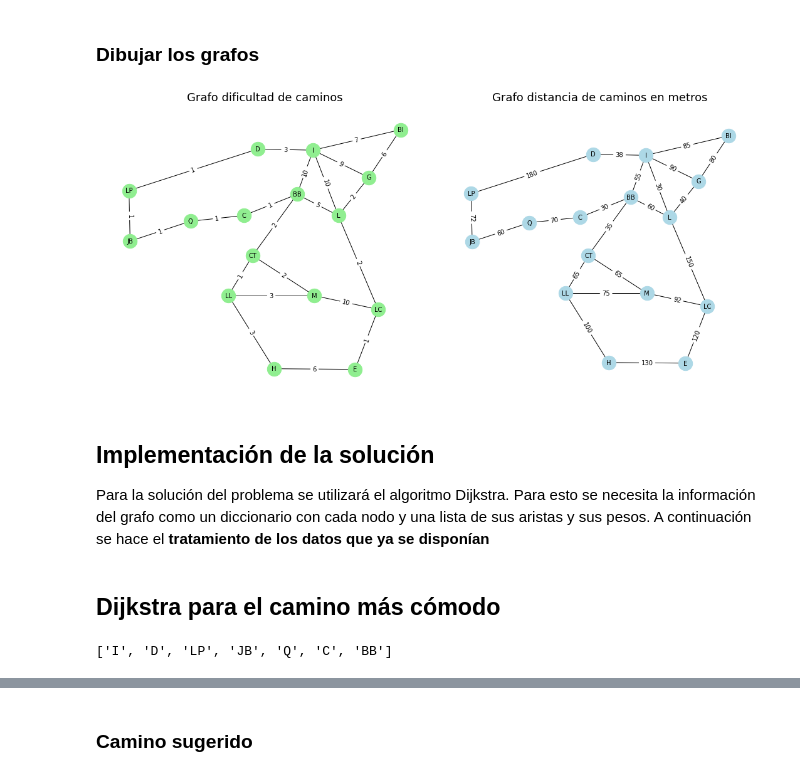
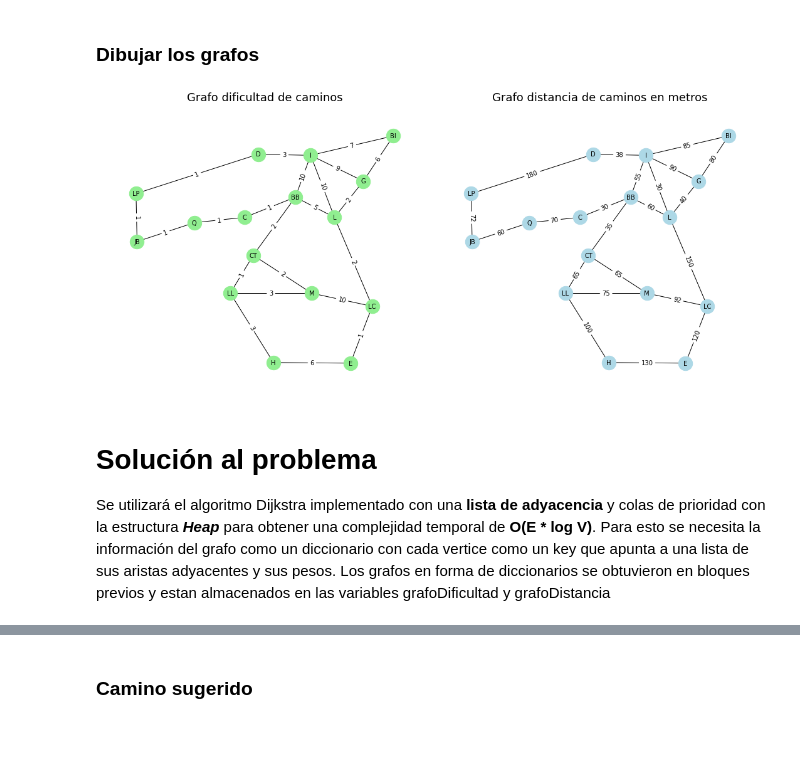
Before and after one commit to PaulaUzca/MovilidadInclusiva, a Jupyter notebook: Proyecto grafos/Proyecto grafos.ipynb, the cells around one changed output, grey strips where cells are left out. Saved outputs shown, nothing was run; the diff lists cells and outputs as text; code cells hidden in the pictures; blank space fills up the shorter version.

Commit message:
dibujar grafos caminos mas cortos

```diff
--- a/Proyecto grafos/Proyecto grafos.ipynb
+++ b/Proyecto grafos/Proyecto grafos.ipynb
@@ -127,50 +127,55 @@ BI [('G', 80), ('I', 85)]
 # %% [markdown]
 <h3>Dibujar los grafos</h3>
 # %%
-plt.subplots(nrows=1, ncols=2, figsize=(15, 7)) # Crea una figura con dos columnas
-ax = plt.gca() # los ejes
-ax.margins(0.08)
+# Metodo para dibujar grafos
+# A : grafo de networkx, titulo : titulo del grafo, labelsName = nombre del atributo de A de los labels que se van a mostrar
+# nodecolor : color de los nodos, saveimg : True si desea guardar la imagen, filename = nombre del archivo donde se guardaria
+# edgescolored : True si las aristas tienen un color especial,  edgeswith: grosor de las aristas
+# positions: lista con las posiciones de los nodos
+def dibujarGrafo(A, titulo = "Grafo", labelsName = "weight",
+                nodecolor = 'lightgreen', saveimg = False, filename = "",
+                edgescolored = False, edgeswidth = 1, positions = pos):
+    ax = plt.gca() # los ejes
+    ax.margins(0.08)
+    plt.axis("off") # Oculta los ejes
+
+    plt.title(titulo, fontsize=18)
+
+
+    labels = nx.get_edge_attributes(A,labelsName)
+     #Nodos
+    nx.draw_networkx_nodes(A, positions, node_size=500, node_color=nodecolor)
+    nx.draw_networkx_labels(A, positions, font_size=10, font_family="sans-serif")
+
+    # Edges
+    # Colores a cada arista
+    if edgescolored:
+        colors = nx.get_edge_attributes(A,'color').values()
+        nx.draw_networkx_edges(A, positions, edge_color=colors,  width=edgeswidth, min_source_margin=1)
+    else:
+        nx.draw_networkx_edges(A, positions,  width=edgeswidth, min_source_margin=1)
+
+    nx.draw_networkx_edge_labels(A, positions, labels)
+
+    if saveimg:
+        plt.savefig('assets/'+filename)
+
 
 # Dibujar grafo dificultad
+plt.subplots(nrows=1, ncols=2, figsize=(15, 7)) # Crea una figura con dos columnas
 plt.subplot(121) # Añadir un plot a la figura
-plt.title('Grafo dificultad de caminos', fontsize=18)
-plt.axis("off") # Oculta los ejes
-
-#pos = nx.spring_layout(G, seed=9, k = 20 ) # Genera posiciones random para los nodos
-nx.draw_networkx_nodes(G, pos, node_size=500, node_color="lightgreen")
-nx.draw_networkx_labels(G, pos, font_size=10, font_family="sans-serif")
-
-# Edges
-nx.draw_networkx_edges(G, pos, width=1, min_source_margin=1)
-labels = nx.get_edge_attributes(G,'weight')
-nx.draw_networkx_edge_labels(G, pos, labels)
-#plt.savefig('assets/GrafodificultadCamino.png')
+dibujarGrafo(G, 'Grafo dificultad de caminos', filename = 'GrafodificultadCamino.png')
 
 # Dibujar grafo distancias
 plt.subplot(122)
-plt.title('Grafo distancia de caminos en metros', fontsize=18)
-plt.axis("off")
-#Nodos
-#pos = nx.spring_layout(D, seed=9, k = 20 )
-nx.draw_networkx_nodes(D, pos, node_size=500, node_color="lightblue")
-nx.draw_networkx_labels(D, pos, font_size=10, font_family="sans-serif")
-
-#Edges
-nx.draw_networkx_edges(D, pos, width=1, min_source_margin=1 )
-labels = nx.get_edge_attributes(D,'weight')
-nx.draw_networkx_edge_labels(D, pos, labels)
-#plt.savefig('assets/GrafodistanciaCamino.png')
+dibujarGrafo(D, 'Grafo distancia de caminos en metros', nodecolor='lightblue', filename='GrafodistanciaCamino.png' )
 
 plt.tight_layout()
 plt.show()
 # %% [output]
-[figure, old version]
+[figure, new version]
 # %% [markdown]
-<h2>Implementación de la solución</h2>
-Para la solución del problema se utilizará el algoritmo Dijkstra. Para esto se necesita la información del grafo como un diccionario con cada nodo y una lista de sus aristas y sus pesos. A continuación se hace el <b>tratamiento de los datos<b> que ya se disponían
+<h1>Solución al problema</h1>
+
+Se utilizará el algoritmo Dijkstra implementado con una <b>lista de adyacencia</b> y colas de prioridad con la estructura <b><i>Heap</i></b> para obtener una complejidad temporal de <b>O(E * log V)</b>.
+Para esto se necesita la información del grafo como un diccionario con cada vertice como un key que apunta a una lista de sus aristas adyacentes y sus pesos. Los grafos en forma de diccionarios se obtuvieron en bloques previos y estan almacenados en las variables grafoDificultad y grafoDistancia
-# %% [markdown]
-<h2> Dijkstra para el camino más cómodo</h2>
-# %%
-nx.dijkstra_path(G, 'I', 'BB', weight = 'weight')
-# %% [output]
-['I', 'D', 'LP', 'JB', 'Q', 'C', 'BB']
```
Also changed, not shown: parts of 14 cells of this notebook.
